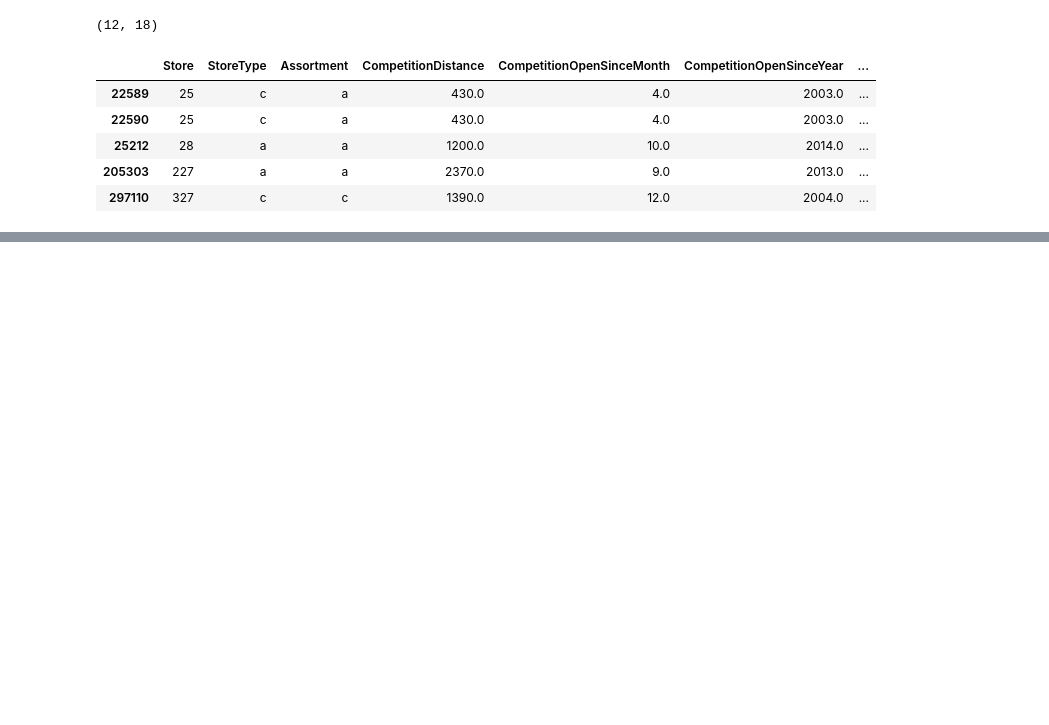
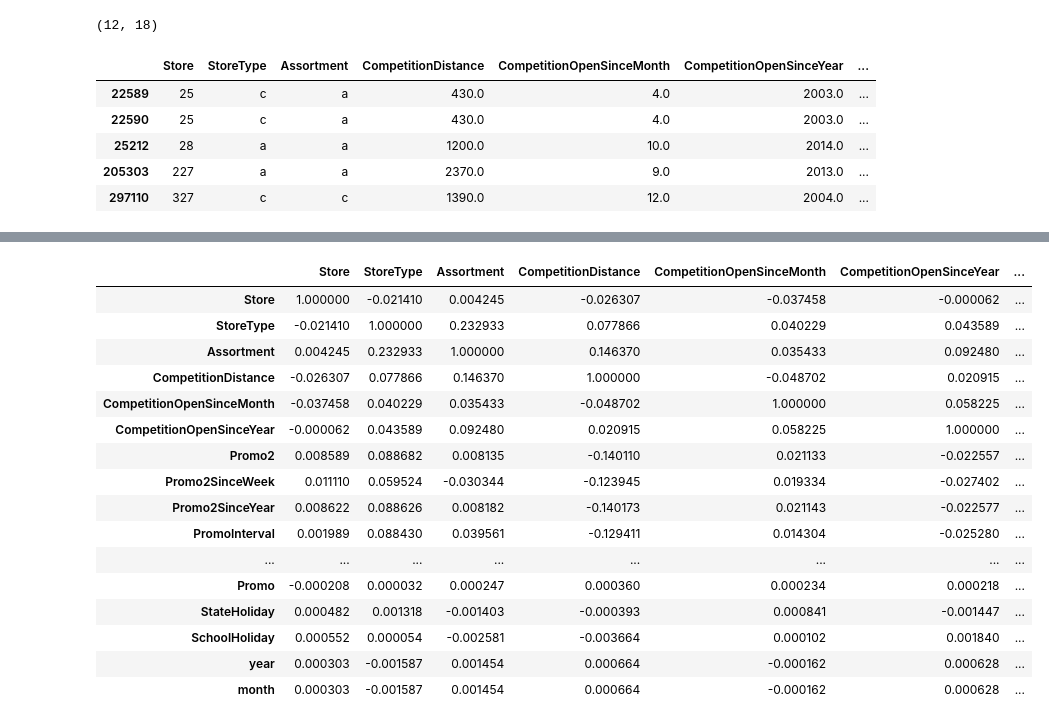
Before and after one commit to Nikitanegi0410/ML-Project---Rossmann-Sales-Prediction-, a Jupyter notebook: Rossmann_Sales_Prediction_Capstone_Project.ipynb, the cells around one changed output, grey strips where cells are left out. Cells and saved outputs as stored; diff of their text form; code cells hidden in the pictures; blank space fills up the shorter version.

```diff
--- a/Rossmann_Sales_Prediction_Capstone_Project.ipynb
+++ b/Rossmann_Sales_Prediction_Capstone_Project.ipynb
@@ -372,3 +374,6 @@ no_sales.head()
 | 25212 | 28 | a | a | 1200.0 | 10.0 | 2014.0 | ... |
 | 205303 | 227 | a | a | 2370.0 | 9.0 | 2013.0 | ... |
 | 297110 | 327 | c | c | 1390.0 | 12.0 | 2004.0 | ... |
+# %%
+comb_data.drop(comb_data.loc[(comb_data['Sales']==0) & (comb_data['Open'] == 1)& (comb_data['StateHoliday'] == 0) & (comb_data['SchoolHoliday'] == 0)].index,inplace=True)
+print(comb_data.shape)
@@ -374,0 +402,3 @@ no_sales.head()
+# %%
+comb_data['year'] = pd.DatetimeIndex(comb_data['Date']).year
+comb_data['month'] = pd.DatetimeIndex(comb_data['Date']).year
@@ -374,0 +434,4 @@ no_sales.head()
+# %%
+comb_data['StateHoliday'].loc[comb_data['StateHoliday'] == 0] = '0'
+comb_data['PromoInterval'].loc[comb_data['PromoInterval'] == 0] = '0'
+comb_data.info()
@@ -374,0 +489,11 @@ no_sales.head()
+# %%
+# encoding all categorical varibale to numeric values
+from sklearn.preprocessing import LabelEncoder
+label_encoder = LabelEncoder()
+
+comb_data['StoreType'] = label_encoder.fit_transform(comb_data['StoreType'])
+comb_data['Assortment'] = label_encoder.fit_transform(comb_data['Assortment'])
+comb_data['StateHoliday'] = label_encoder.fit_transform(comb_data['StateHoliday'])
+comb_data['PromoInterval'] = label_encoder.fit_transform(comb_data['PromoInterval'])
+
+comb_data.head()
@@ -374,0 +507,22 @@ no_sales.head()
+# %%
+# Correlation
+correlation = comb_data.corr()
+correlation
+# %% [output]
+|  | Store | StoreType | Assortment | CompetitionDistance | CompetitionOpenSinceMonth | CompetitionOpenSinceYear | ... |
+| Store | 1.000000 | -0.021410 | 0.004245 | -0.026307 | -0.037458 | -0.000062 | ... |
+| StoreType | -0.021410 | 1.000000 | 0.232933 | 0.077866 | 0.040229 | 0.043589 | ... |
+| Assortment | 0.004245 | 0.232933 | 1.000000 | 0.146370 | 0.035433 | 0.092480 | ... |
+| CompetitionDistance | -0.026307 | 0.077866 | 0.146370 | 1.000000 | -0.048702 | 0.020915 | ... |
+| CompetitionOpenSinceMonth | -0.037458 | 0.040229 | 0.035433 | -0.048702 | 1.000000 | 0.058225 | ... |
+| CompetitionOpenSinceYear | -0.000062 | 0.043589 | 0.092480 | 0.020915 | 0.058225 | 1.000000 | ... |
+| Promo2 | 0.008589 | 0.088682 | 0.008135 | -0.140110 | 0.021133 | -0.022557 | ... |
+| Promo2SinceWeek | 0.011110 | 0.059524 | -0.030344 | -0.123945 | 0.019334 | -0.027402 | ... |
+| Promo2SinceYear | 0.008622 | 0.088626 | 0.008182 | -0.140173 | 0.021143 | -0.022577 | ... |
+| PromoInterval | 0.001989 | 0.088430 | 0.039561 | -0.129411 | 0.014304 | -0.025280 | ... |
+| ... | ... | ... | ... | ... | ... | ... | ... |
+| Promo | -0.000208 | 0.000032 | 0.000247 | 0.000360 | 0.000234 | 0.000218 | ... |
+| StateHoliday | 0.000482 | 0.001318 | -0.001403 | -0.000393 | 0.000841 | -0.001447 | ... |
+| SchoolHoliday | 0.000552 | 0.000054 | -0.002581 | -0.003664 | 0.000102 | 0.001840 | ... |
+| year | 0.000303 | -0.001587 | 0.001454 | 0.000664 | -0.000162 | 0.000628 | ... |
+| month | 0.000303 | -0.001587 | 0.001454 | 0.000664 | -0.000162 | 0.000628 | ... |
```
Also changed, not shown: parts of 10 cells of this notebook.
